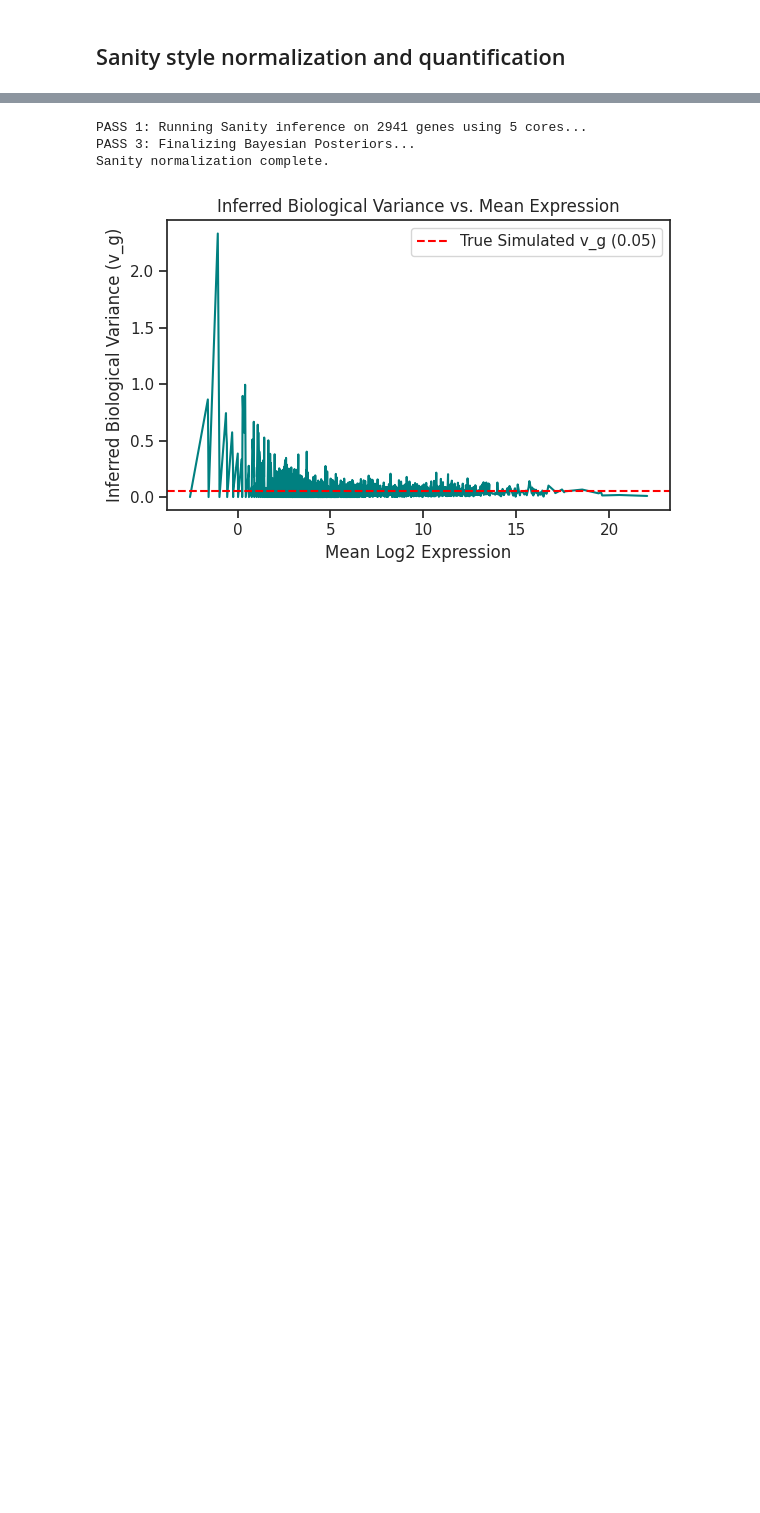
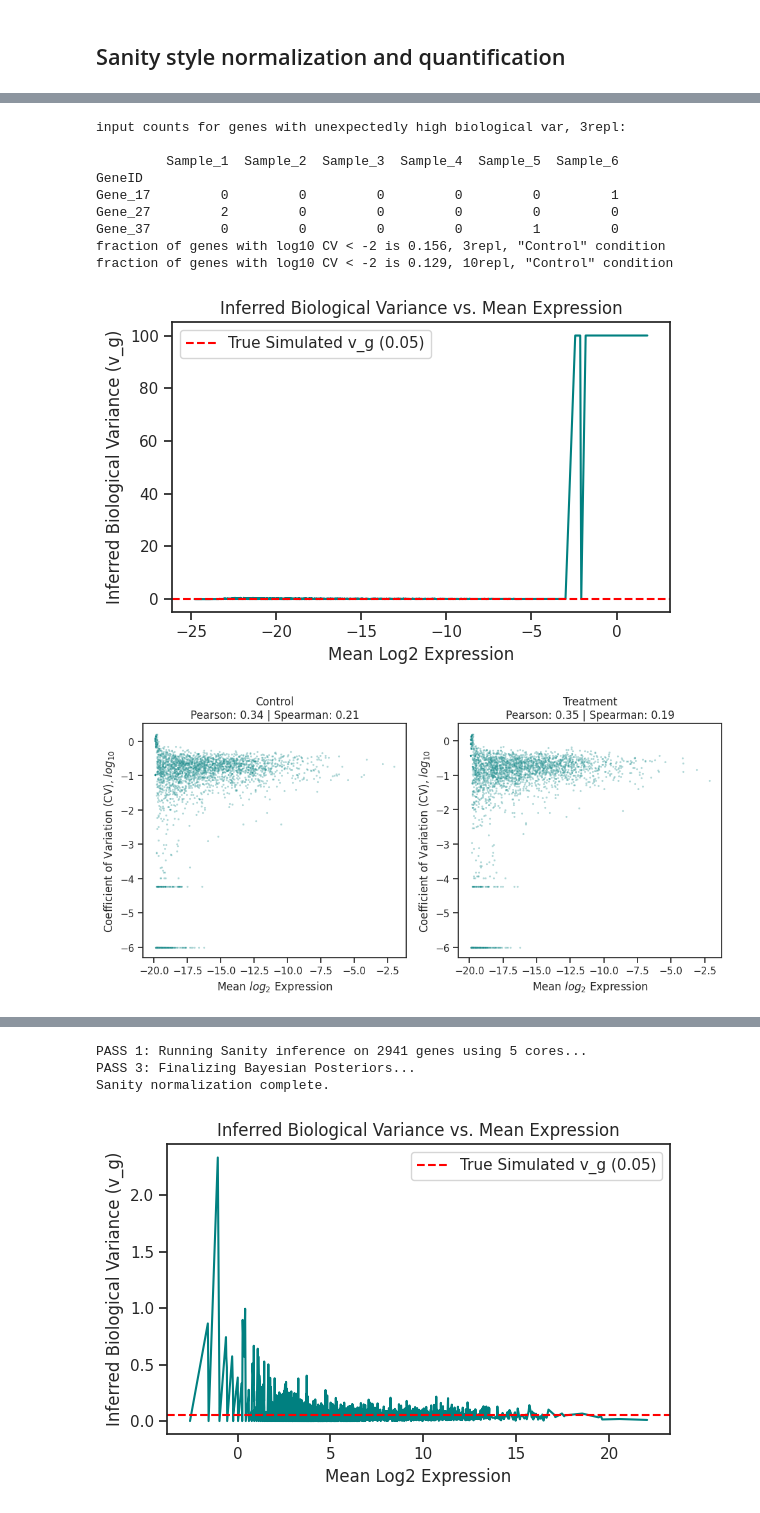
Before and after one commit to zavolanlab/zavolab_pyutils, a Jupyter notebook: test_module.ipynb, the cells around one changed output, grey strips where cells are left out. Cells and saved outputs as stored; diff of their text form; code cells hidden in the pictures; blank space fills up the shorter version.

Commit message:
tried to run original Sanity and compared the outputs

```diff
--- a/test_module.ipynb
+++ b/test_module.ipynb
@@ -205,0 +353,67 @@ plot_mean_variance_diagnostics(
+# %%
+from zavolab_pyutils.visualization import plot_variance_vs_expression, plot_mean_vs_cv, plot_sanity_gene_expression_with_ci
+
+replicate_options = ['3repl','10repl']
+metadata_dfs = [metadata_3repl_df,metadata_10repl_df]
+input_counts_dfs = [pln_counts_3repl_df,pln_counts_10repl_df]
+for k,replicate_option in enumerate(replicate_options):
+    Orig_sanity_norm_counts_df = pd.read_csv('./tests/tables/sanity_out_'+replicate_option+'/log_transcription_quotients_vmax.txt',delimiter="\t",index_col=0,header=0,)
+    Orig_sanity_means_df = pd.read_csv('./tests/tables/sanity_out_'+replicate_option+'/mu_vmax.txt',delimiter="\t",index_col=None,header=None)
+    Orig_sanity_means_df.index = Orig_sanity_norm_counts_df.index
+    Orig_sanity_vg_df = pd.read_csv('./tests/tables/sanity_out_'+replicate_option+'/variance_vmax.txt',delimiter="\t",index_col=None,header=None)
+    Orig_sanity_vg_df.columns = ['inferred_v_g']
+    Orig_sanity_vg_df.index = Orig_sanity_norm_counts_df.index
+
+    Orig_sanity_errors_df = pd.read_csv('./tests/tables/sanity_out_'+replicate_option+'/ltq_error_bars_vmax.txt',delimiter="\t",index_col=0,header=0,)
+    log2Scale_Orig_sanity_errors_df = np.log2(np.exp(Orig_sanity_errors_df))
+
+    log2Scale_Orig_sanity_means_df = np.log2(np.exp(Orig_sanity_means_df))
+
+    genes_with_unexpectedly_high_Vg = Orig_sanity_vg_df.loc[Orig_sanity_vg_df['inferred_v_g']>50].index
+    input_counts_df = input_counts_dfs[k].copy()
+    if len(genes_with_unexpectedly_high_Vg)>0:
+        print('input counts for genes with unexpectedly high biological var, '+replicate_option+':\n')
+        print(input_counts_df.loc[genes_with_unexpectedly_high_Vg].head(3))
+
+    plot_variance_vs_expression(
+        log2Scale_Orig_sanity_means_df, Orig_sanity_vg_df,
+        savefig_path='./tests/plots/variance_vs_expr.Orig_Sanity.'+replicate_option+'.png',
+        true_vg=0.05 # This is to compare with True value specified during simulation above
+    )
+    natScale_Orig_sanity_norm_counts_df = np.exp(Orig_sanity_norm_counts_df)
+    Log2Scale_Orig_sanity_norm_counts_df = np.log2(natScale_Orig_sanity_norm_counts_df)
+
+    Orig_sanity_plot_data = plot_mean_vs_cv(
+    natScale_Orig_sanity_norm_counts_df, metadata_dfs[k],
+    savefig_path='./tests/plots/cv_plot.Orig_Sanity.'+replicate_option+'.png')
+
+    sel_data = Orig_sanity_plot_data.loc[Orig_sanity_plot_data['condition']=='Control']
+    frac_very_low_CV = len(sel_data.loc[(sel_data['log10_cv']<-2)])/len(sel_data)
+    print('fraction of genes with log10 CV < -2 is '+str(np.round(frac_very_low_CV,3))+', '+replicate_option+', "Control" condition')
+
+    selected_genes = ["Gene_1", "Gene_2", "Gene_3"]
+
+    used_metadata_df = metadata_dfs[k].copy()
+    used_metadata_df['condition'] = used_metadata_df['sample'] # in Original Sanity, there is no way to aggregate over multiple samples.
+
+    plot_sanity_gene_expression_with_ci(
+    sample_norm_df=Log2Scale_Orig_sanity_norm_counts_df,
+    means_df=Log2Scale_Orig_sanity_norm_counts_df,
+    errors_df=log2Scale_Orig_sanity_errors_df,
+    metadata_df=used_metadata_df,
+    selected_genes=selected_genes,
+    adjust_multiple_comparisons=True,
+
+    savefig_path='./tests/plots/sanity_expression_ci.Orig_Sanity.'+replicate_option+'.png')
+# %% [output]
+input counts for genes with unexpectedly high biological var, 3repl:
+
+         Sample_1  Sample_2  Sample_3  Sample_4  Sample_5  Sample_6
+GeneID
+Gene_17         0         0         0         0         0         1
+Gene_27         2         0         0         0         0         0
+Gene_37         0         0         0         0         1         0
+fraction of genes with log10 CV < -2 is 0.156, 3repl, "Control" condition
+fraction of genes with log10 CV < -2 is 0.129, 10repl, "Control" condition
+[figure, added]
+[figure, added]
```
Also changed, not shown: parts of 25 cells of this notebook, 44 other files.
